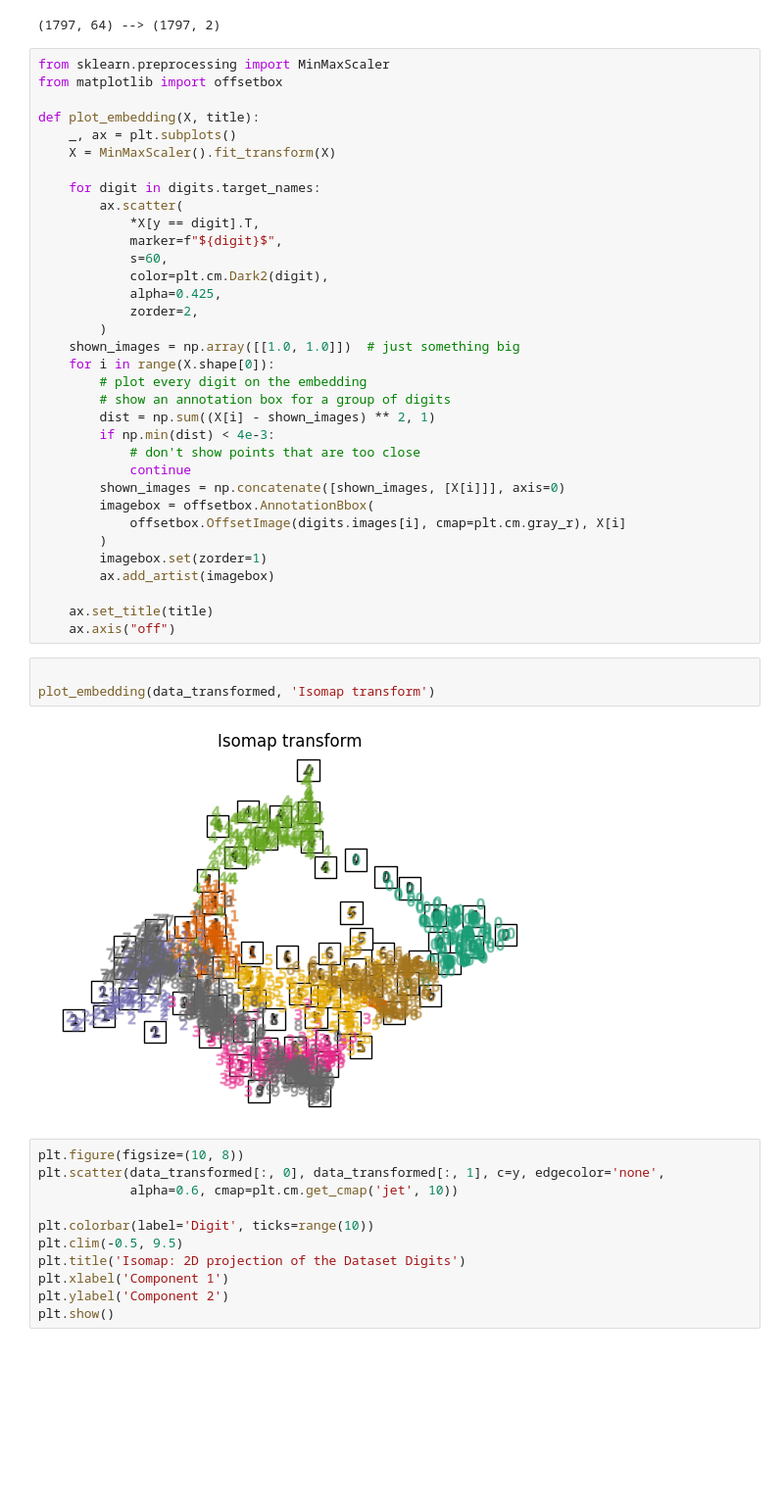
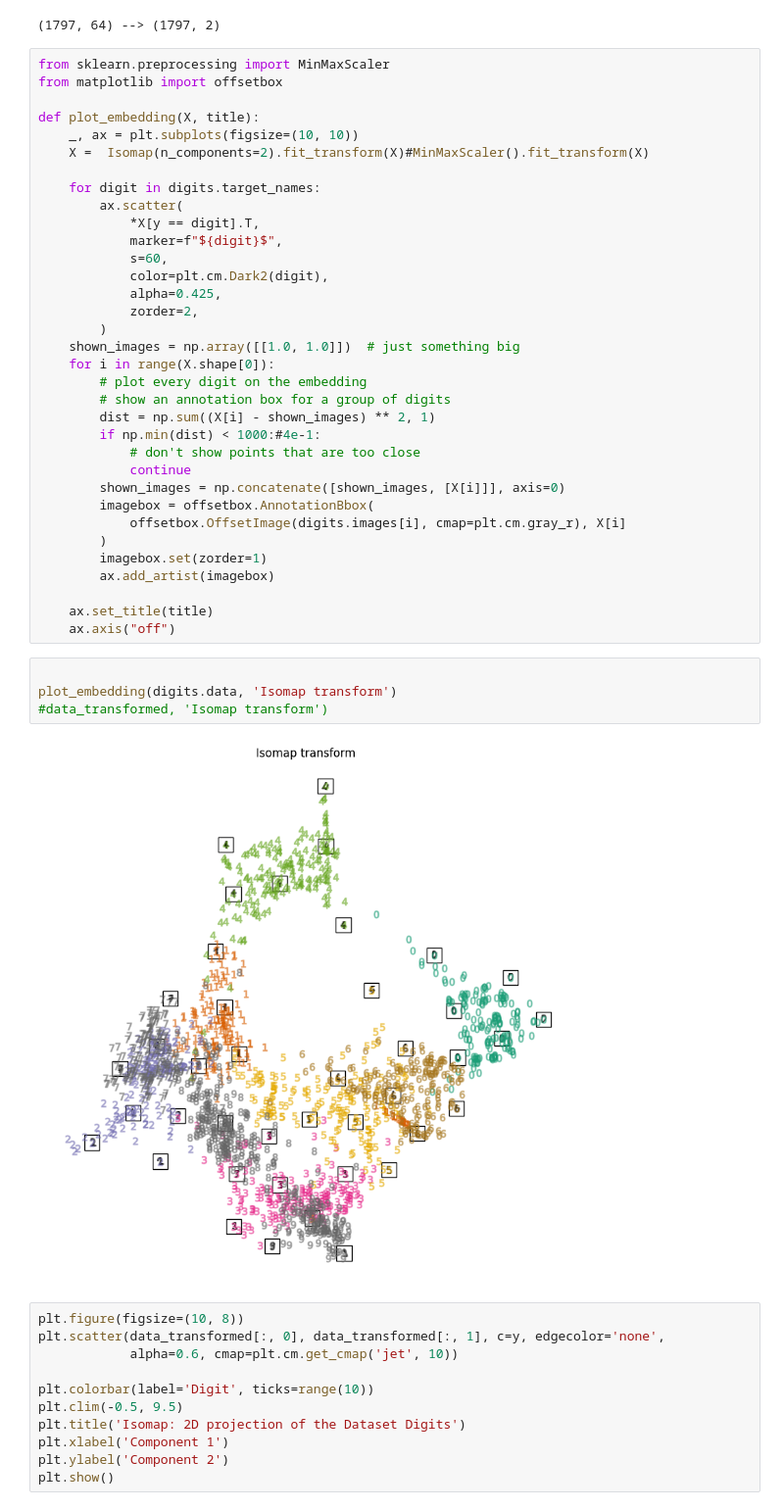
Before and after one commit to anna-tresoldi/astrostatistics_bicocca_2026, a Jupyter notebook: working/L13_ML_intro.ipynb, the cells around one changed output. Shown at 98% size. Saved outputs shown, nothing was run; the diff lists cells and outputs as text; blank space fills up the shorter version.

```diff
--- a/working/L13_ML_intro.ipynb
+++ b/working/L13_ML_intro.ipynb
@@ -95,8 +95,8 @@ from sklearn.preprocessing import MinMaxScaler
 from matplotlib import offsetbox
 
 def plot_embedding(X, title):
-    _, ax = plt.subplots()
-    X = MinMaxScaler().fit_transform(X)
+    _, ax = plt.subplots(figsize=(10, 10))
+    X =  Isomap(n_components=2).fit_transform(X)#MinMaxScaler().fit_transform(X)
 
     for digit in digits.target_names:
         ax.scatter(
@@ -112,7 +112,7 @@ def plot_embedding(X, title):
         # plot every digit on the embedding
         # show an annotation box for a group of digits
         dist = np.sum((X[i] - shown_images) ** 2, 1)
-        if np.min(dist) < 4e-3:
+        if np.min(dist) < 1000:#4e-1:
             # don't show points that are too close
             continue
         shown_images = np.concatenate([shown_images, [X[i]]], axis=0)
@@ -126,9 +126,10 @@ def plot_embedding(X, title):
     ax.axis("off")
 # %%
 
-plot_embedding(data_transformed, 'Isomap transform')
+plot_embedding(digits.data, 'Isomap transform')
+#data_transformed, 'Isomap transform')
 # %% [output]
-[figure, old version]
+[figure, new version]
 # %%
 plt.figure(figsize=(10, 8))
 plt.scatter(data_transformed[:, 0], data_transformed[:, 1], c=y, edgecolor='none',
```
Also changed, not shown: parts of 5 cells of this notebook.
